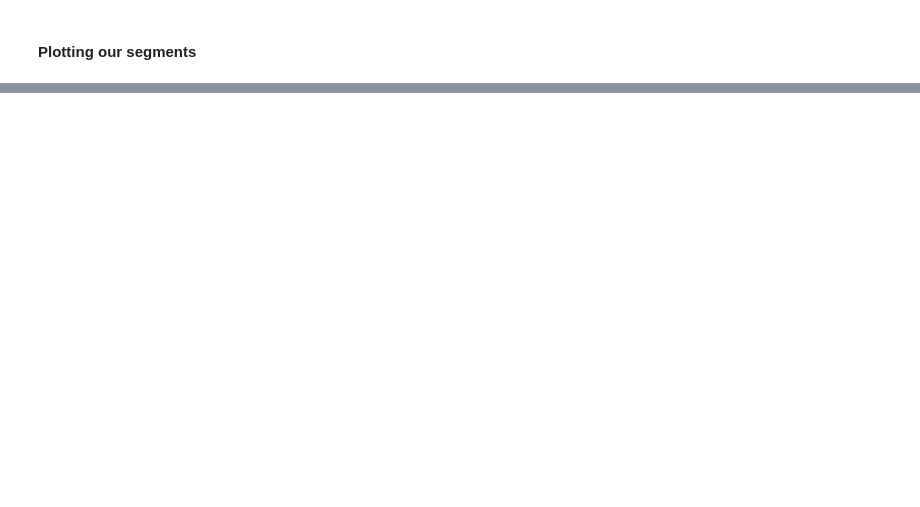
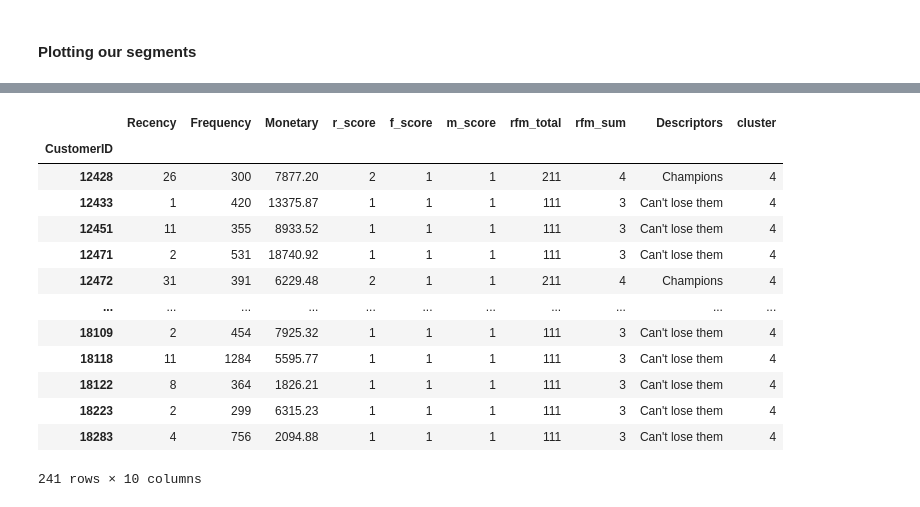
Before and after one commit to vincevertulfo/customer-segmentation, a Jupyter notebook: customer-segmentation.ipynb, the cells around one changed output, grey strips where cells are left out. Cells and saved outputs as stored; diff of their text form; code cells hidden in the pictures; blank space fills up the shorter version.

```diff
--- a/customer-segmentation.ipynb
+++ b/customer-segmentation.ipynb
@@ -264,0 +351,5 @@ plt.show()
+# %%
+k_means = KMeans(n_clusters=5)
+model = k_means.fit(X)
+y_hat = k_means.predict(X)
+labels = k_means.labels_
@@ -264,0 +362,2 @@ plt.show()
+# %%
+grouped_df['cluster'] = labels
@@ -264,0 +379,17 @@ plt.show()
+# %%
+grouped_df.loc[grouped_df['cluster'] == 4]
+# %% [output]
+|  | Recency | Frequency | Monetary | r_score | f_score | m_score | rfm_total | rfm_sum | Descriptors | cluster |
+| CustomerID |  |  |  |  |  |  |  |  |  |  |
+| 12428 | 26 | 300 | 7877.20 | 2 | 1 | 1 | 211 | 4 | Champions | 4 |
+| 12433 | 1 | 420 | 13375.87 | 1 | 1 | 1 | 111 | 3 | Can't lose them | 4 |
+| 12451 | 11 | 355 | 8933.52 | 1 | 1 | 1 | 111 | 3 | Can't lose them | 4 |
+| 12471 | 2 | 531 | 18740.92 | 1 | 1 | 1 | 111 | 3 | Can't lose them | 4 |
+| 12472 | 31 | 391 | 6229.48 | 2 | 1 | 1 | 211 | 4 | Champions | 4 |
+| ... | ... | ... | ... | ... | ... | ... | ... | ... | ... | ... |
+| 18109 | 2 | 454 | 7925.32 | 1 | 1 | 1 | 111 | 3 | Can't lose them | 4 |
+| 18118 | 11 | 1284 | 5595.77 | 1 | 1 | 1 | 111 | 3 | Can't lose them | 4 |
+| 18122 | 8 | 364 | 1826.21 | 1 | 1 | 1 | 111 | 3 | Can't lose them | 4 |
+| 18223 | 2 | 299 | 6315.23 | 1 | 1 | 1 | 111 | 3 | Can't lose them | 4 |
+| 18283 | 4 | 756 | 2094.88 | 1 | 1 | 1 | 111 | 3 | Can't lose them | 4 |
+241 rows × 10 columns
```
Also changed, not shown: parts of 14 cells of this notebook.
